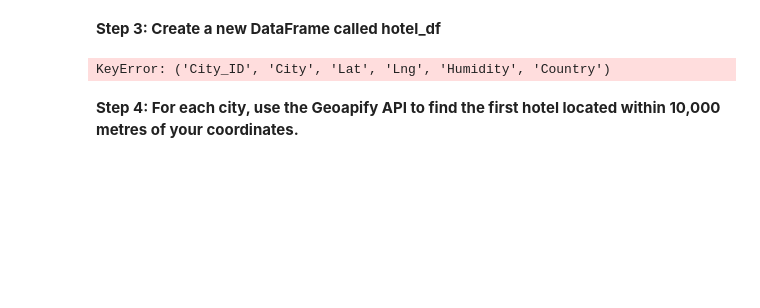
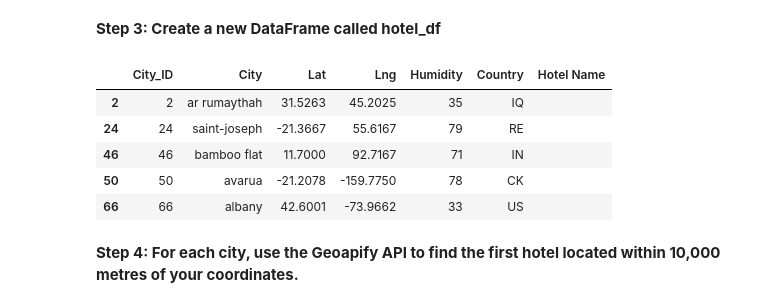
Before and after one commit to m-janssens-boop/python_api_challenge, a Jupyter notebook: WeatherPy/VacationPy.ipynb, the cells around one changed output. Cells and saved outputs as stored; diff of their text form; code cells hidden in the pictures; blank space fills up the shorter version.

```diff
--- a/WeatherPy/VacationPy.ipynb
+++ b/WeatherPy/VacationPy.ipynb
@@ -70,16 +68,21 @@ vacay_cities_df.head()
 # %%
 # Use the Pandas copy function to create DataFrame called hotel_df to store the city, country, coordinates, and humidity
 hotel_df = vacay_cities_df.copy()
 
-hotel_df = hotel_df['City_ID', 'City', 'Lat', 'Lng', 'Humidity', 'Country']
+hotel_df = hotel_df[['City_ID', 'City', 'Lat', 'Lng', 'Humidity', 'Country']]
 
 # Add an empty column, "Hotel Name," to the DataFrame so you can store the hotel found using the Geoapify API
-# YOUR CODE HERE
+hotel_df['Hotel Name'] = ''
 
 # Display sample data
-# YOUR CODE HERE
+hotel_df.head()
 # %% [output]
-KeyError: ('City_ID', 'City', 'Lat', 'Lng', 'Humidity', 'Country')
+|  | City_ID | City | Lat | Lng | Humidity | Country | Hotel Name |
+| 2 | 2 | ar rumaythah | 31.5263 | 45.2025 | 35 | IQ |  |
+| 24 | 24 | saint-joseph | -21.3667 | 55.6167 | 79 | RE |  |
+| 46 | 46 | bamboo flat | 11.7000 | 92.7167 | 71 | IN |  |
+| 50 | 50 | avarua | -21.2078 | -159.7750 | 78 | CK |  |
+| 66 | 66 | albany | 42.6001 | -73.9662 | 33 | US |  |
 # %% [markdown]
 **Step 4: For each city, use the Geoapify API to find the first hotel located within 10,000 metres of your coordinates.**
 # %%
```
Also changed, not shown: parts of 2 cells of this notebook.
